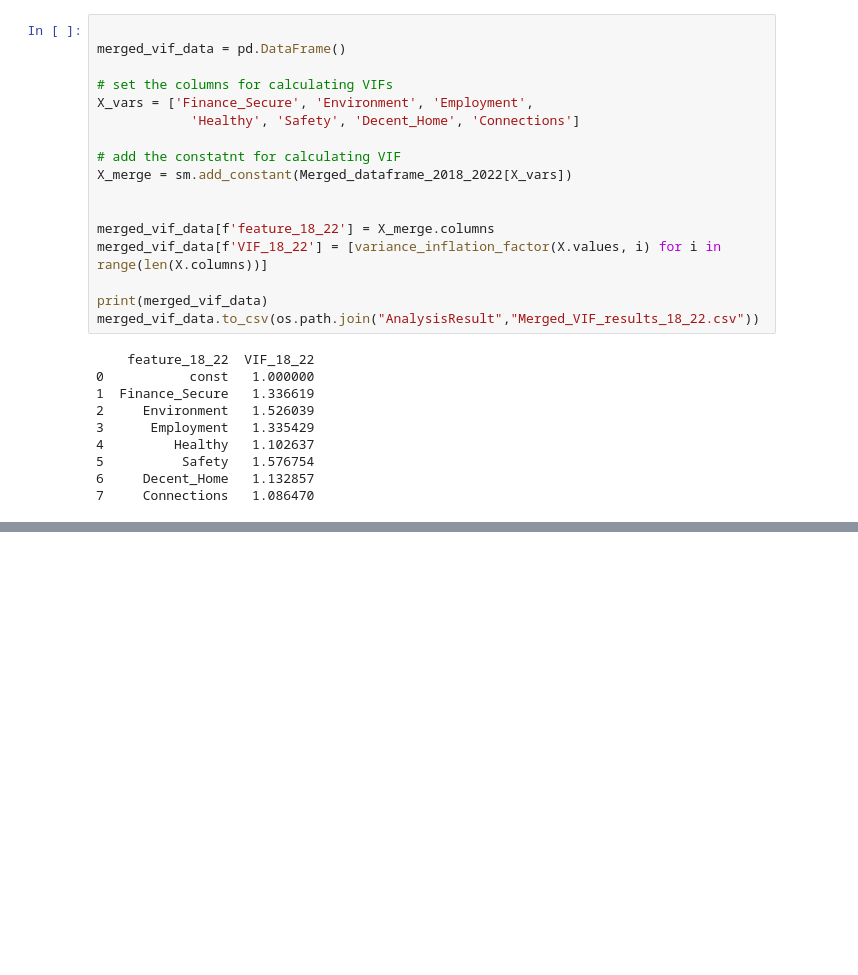
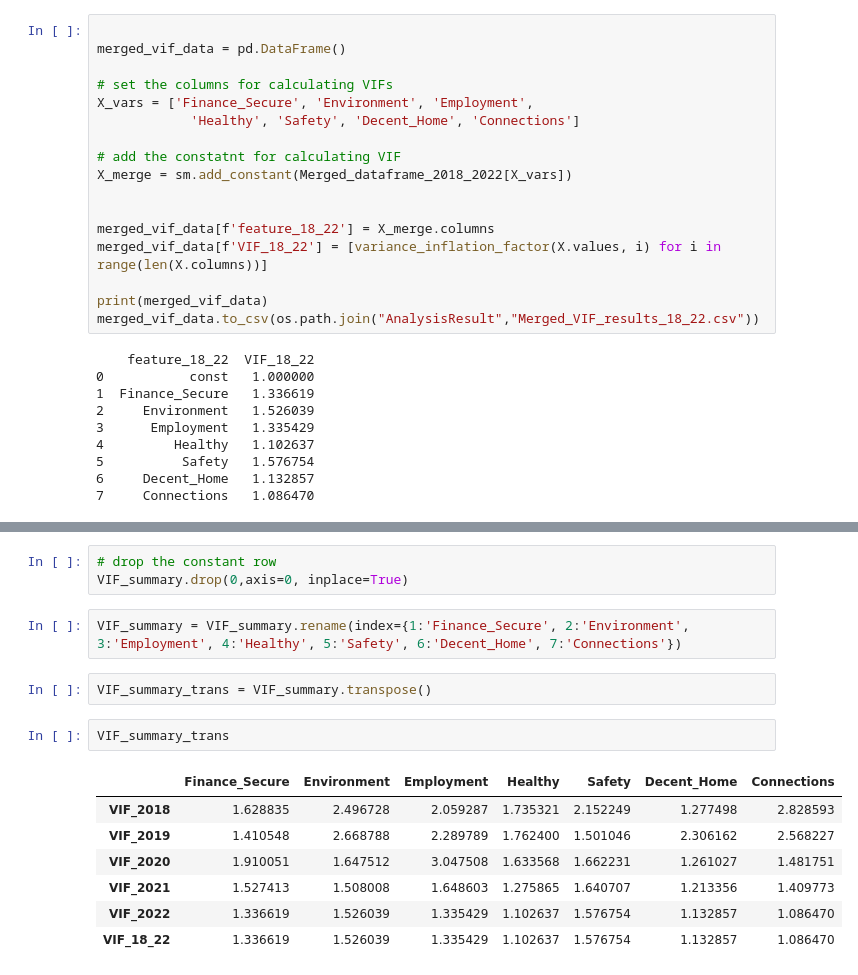
Before and after one commit to BohaoSuCC/CASA0007A2QMBohaoSu, a Jupyter notebook: Step3VIFforMulticollinearity.ipynb, the cells around one changed output, grey strips where cells are left out. Saved outputs shown, nothing was run; the diff lists cells and outputs as text; blank space fills up the shorter version.

```diff
--- a/Step3VIFforMulticollinearity.ipynb
+++ b/Step3VIFforMulticollinearity.ipynb
@@ -105,0 +114,17 @@ merged_vif_data.to_csv(os.path.join("AnalysisResult","Merged_VIF_results_18_22.c
+# %%
+# drop the constant row
+VIF_summary.drop(0,axis=0, inplace=True)
+# %%
+VIF_summary = VIF_summary.rename(index={1:'Finance_Secure', 2:'Environment', 3:'Employment', 4:'Healthy', 5:'Safety', 6:'Decent_Home', 7:'Connections'})
+# %%
+VIF_summary_trans = VIF_summary.transpose()
+# %%
+VIF_summary_trans
+# %% [output]
+|  | Finance_Secure | Environment | Employment | Healthy | Safety | Decent_Home | Connections |
+| VIF_2018 | 1.628835 | 2.496728 | 2.059287 | 1.735321 | 2.152249 | 1.277498 | 2.828593 |
+| VIF_2019 | 1.410548 | 2.668788 | 2.289789 | 1.762400 | 1.501046 | 2.306162 | 2.568227 |
+| VIF_2020 | 1.910051 | 1.647512 | 3.047508 | 1.633568 | 1.662231 | 1.261027 | 1.481751 |
+| VIF_2021 | 1.527413 | 1.508008 | 1.648603 | 1.275865 | 1.640707 | 1.213356 | 1.409773 |
+| VIF_2022 | 1.336619 | 1.526039 | 1.335429 | 1.102637 | 1.576754 | 1.132857 | 1.086470 |
+| VIF_18_22 | 1.336619 | 1.526039 | 1.335429 | 1.102637 | 1.576754 | 1.132857 | 1.086470 |
```
Also changed, not shown: parts of 2 cells of this notebook, 3 other files.
